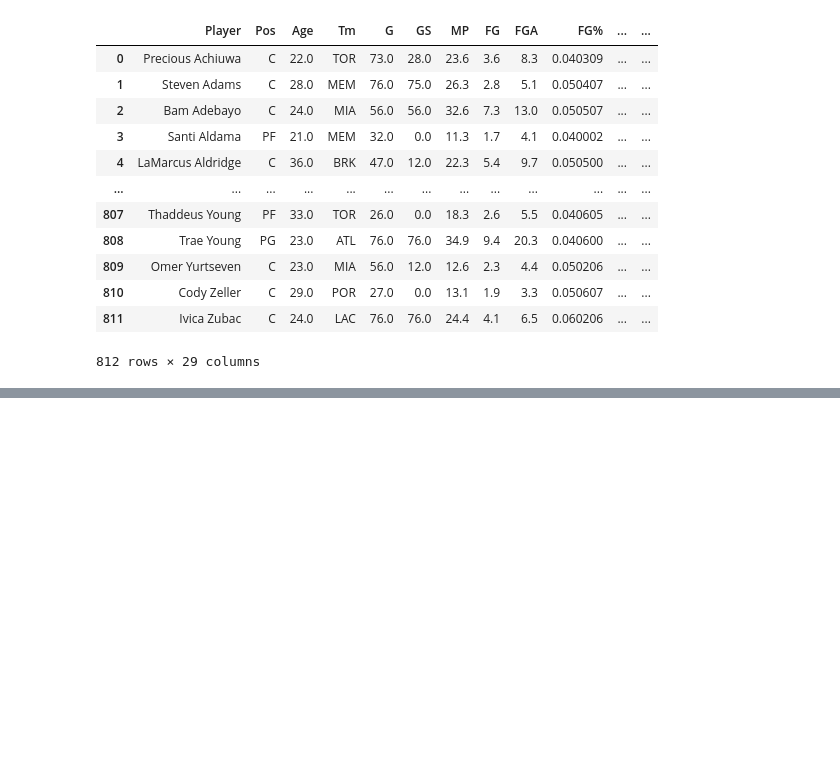
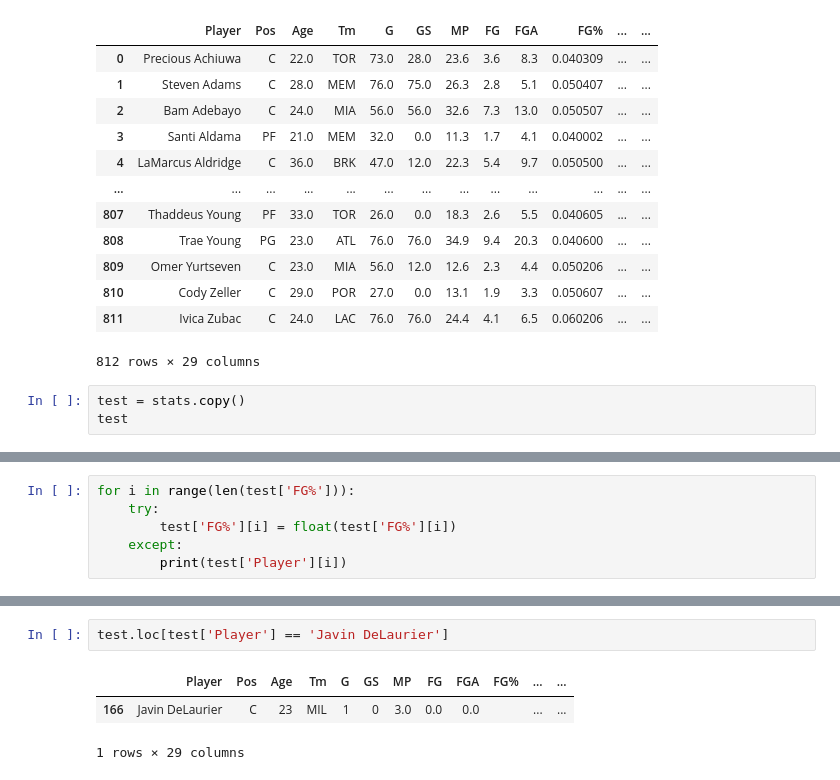
Before and after one commit to luismedina25/Web_scrape_basketball, a Jupyter notebook: nba_stats.ipynb, the cells around one changed output, grey strips where cells are left out. Cells and saved outputs as stored; diff of their text form; blank space fills up the shorter version.

```diff
--- a/nba_stats.ipynb
+++ b/nba_stats.ipynb
@@ -205,3 +206,6 @@ stats_test
 | 810 | Cody Zeller | C | 29.0 | POR | 27.0 | 0.0 | 13.1 | 1.9 | 3.3 | 0.050607 | ... | ... |
 | 811 | Ivica Zubac | C | 24.0 | LAC | 76.0 | 76.0 | 24.4 | 4.1 | 6.5 | 0.060206 | ... | ... |
 812 rows × 29 columns
+# %%
+test = stats.copy()
+test
@@ -207,0 +226,6 @@ stats_test
+# %%
+for i in range(len(test['FG%'])):
+    try:
+        test['FG%'][i] = float(test['FG%'][i])
+    except:
+        print(test['Player'][i])
@@ -207,0 +248,6 @@ stats_test
+# %%
+test.loc[test['Player'] == 'Javin DeLaurier']
+# %% [output]
+|  | Player | Pos | Age | Tm | G | GS | MP | FG | FGA | FG% | ... | ... |
+| 166 | Javin DeLaurier | C | 23 | MIL | 1 | 0 | 3.0 | 0.0 | 0.0 |  | ... | ... |
+1 rows × 29 columns
```
Also changed, not shown: parts of 4 cells of this notebook.
